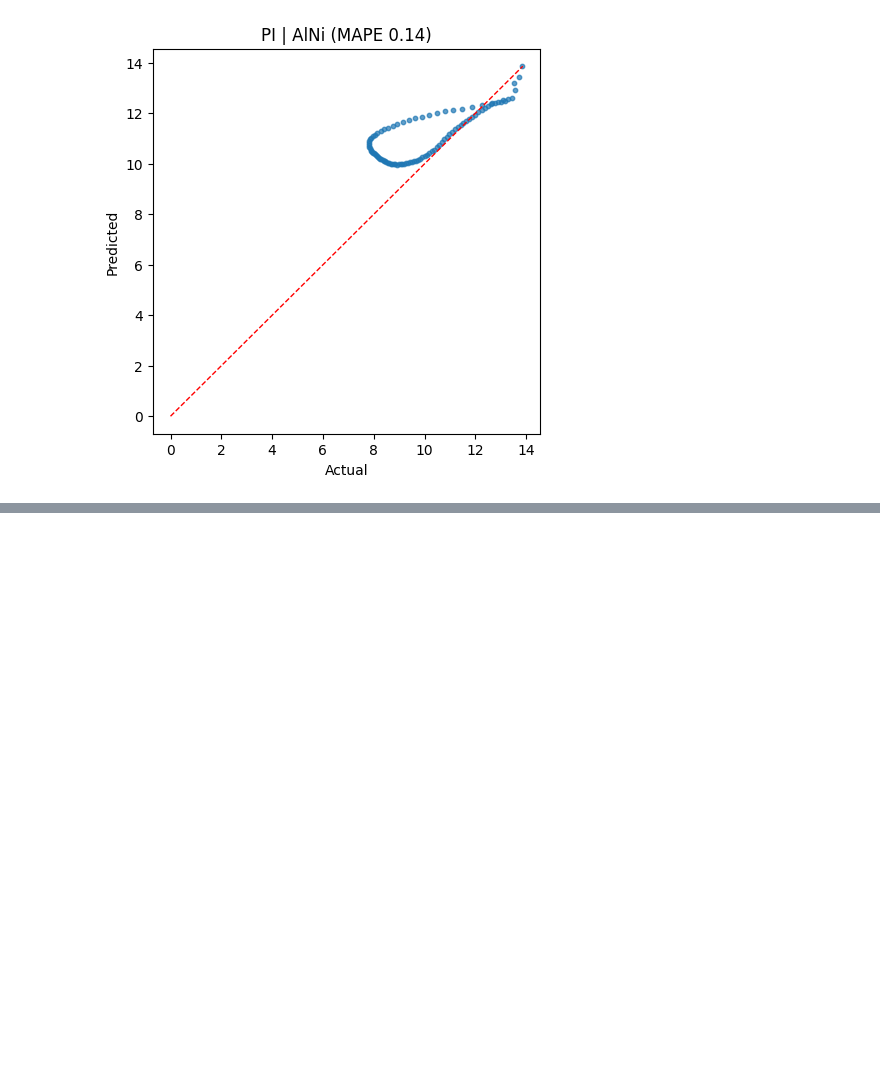
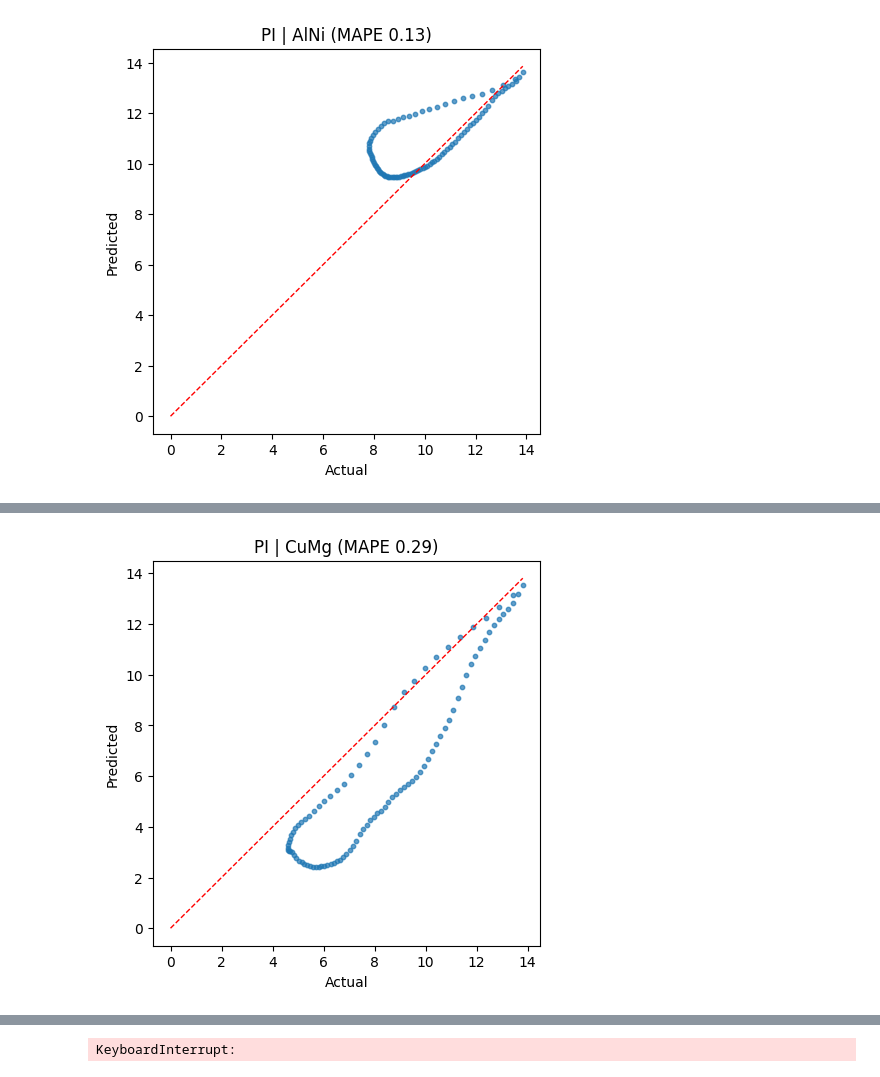
Before and after one commit to Evlikk/CCR-Prediction, a Jupyter notebook: predict_rc_gpu.ipynb, the cells around one changed output, grey strips where cells are left out. Cells and saved outputs as stored; diff of their text form; code cells hidden in the pictures; blank space fills up the shorter version.

```diff
--- a/predict_rc_gpu.ipynb
+++ b/predict_rc_gpu.ipynb
@@ -231,7 +258,7 @@ def run_loop(df: pd.DataFrame, feature: str, epochs: int = 50, batch_size: int =
 # %%
 for name, df in [("PI", df_pi), ("EP", df_ep), ("Comp", df_comp), ("Random", df_rand)]:
     print("test")
-    mean_mape, mapes, per_sys = run_loop(df, name, epochs=100, batch_size=128, lr=1e-3, device=device)
+    mean_mape, mapes, per_sys = run_loop(df, name, epochs=100, batch_size=512, lr=1e-3, device=device)
     print(f"{name} mean MAPE: {mean_mape:.4f}")
     #plot_pred_vs_actual(per_sys, n=6)
     #plot_error_hist(per_sys)
@@ -250 +277 @@ test
-[figure, old version]
+[figure, new version]
@@ -251,0 +289 @@ test
+[figure, added]
@@ -252,2 +309,3 @@ test
+KeyboardInterrupt:
 # %%
 pi_mean_mape, pi_mapes, pi_per_sys = run_loop(df_pi, "PI", epochs=50, batch_size=32, lr=1e-3, device=device)
```
Also changed, not shown: parts of 5 cells of this notebook.
